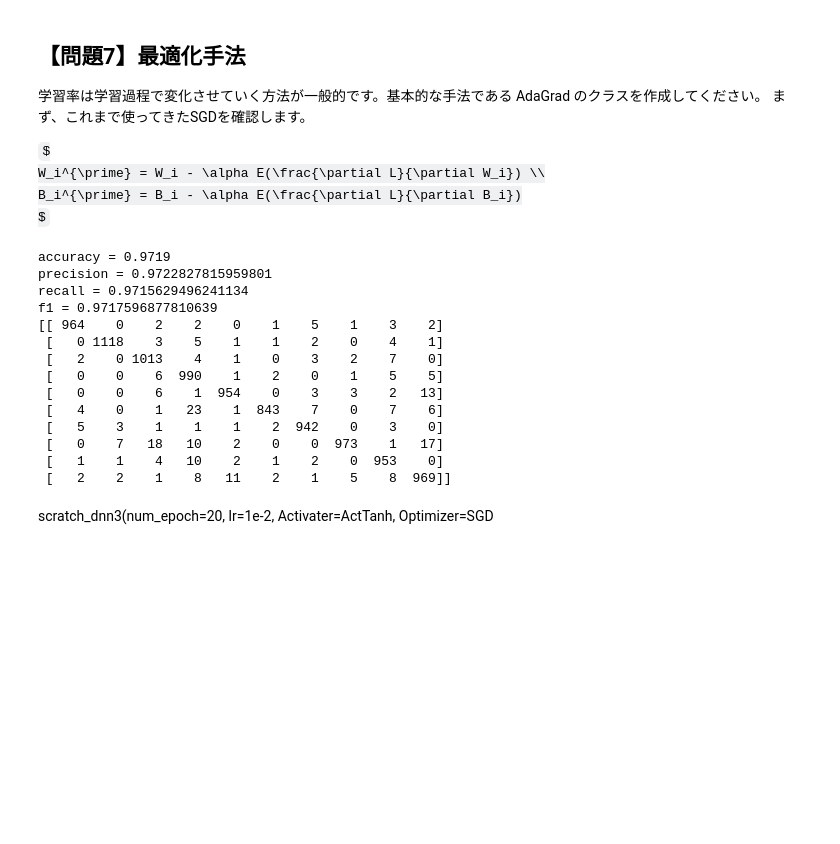
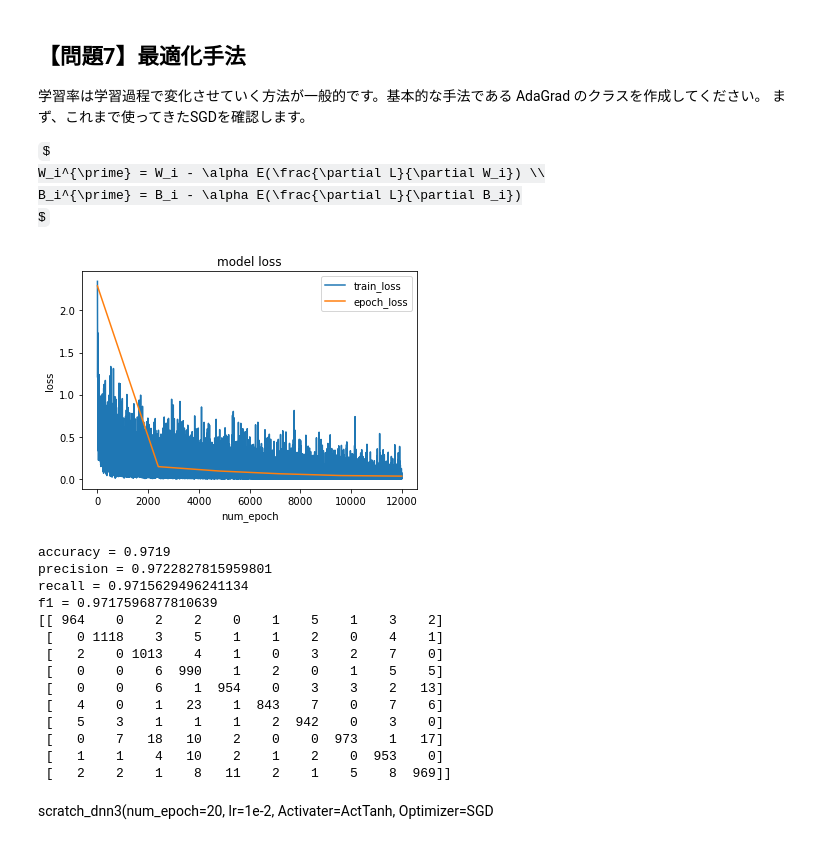
Before and after one commit to harakenken22/diveintocode-ml, a Jupyter notebook: week10_deep_neural_net_v2.ipynb, the cells around one changed output. Cells and saved outputs as stored; diff of their text form; code cells hidden in the pictures; some formulas as TeX source; blank space fills up the shorter version.

```diff
--- a/week10_deep_neural_net_v2.ipynb
+++ b/week10_deep_neural_net_v2.ipynb
@@ -389,6 +389,10 @@ class ScratchDeepNeuralNetrowkClassifier:
         else:
             print("活性化関数が不適切")
         self.Optimizer = Optimizer
+
+        # 正解率を出力
+    def accuracy(self, y, z):
+        return (z.argmax(axis=1) == y).sum()
 
 
     def fit(self, X, y, X_val=None, y_val=None):
@@ -511,8 +515,10 @@ scratch_dnn1.fit(X_train_, y_train_)
 # %%
 y_pred1 = scratch_dnn1.predict(X_test)
 # %%
+scratch_dnn1.learning_curve()
 evaluate(y_test, y_pred1)
 # %% [output]
+[figure, added]
 accuracy = 0.9719
 precision = 0.9722827815959801
 recall = 0.9715629496241134
```
Also changed, not shown: parts of 1 cell of this notebook.
